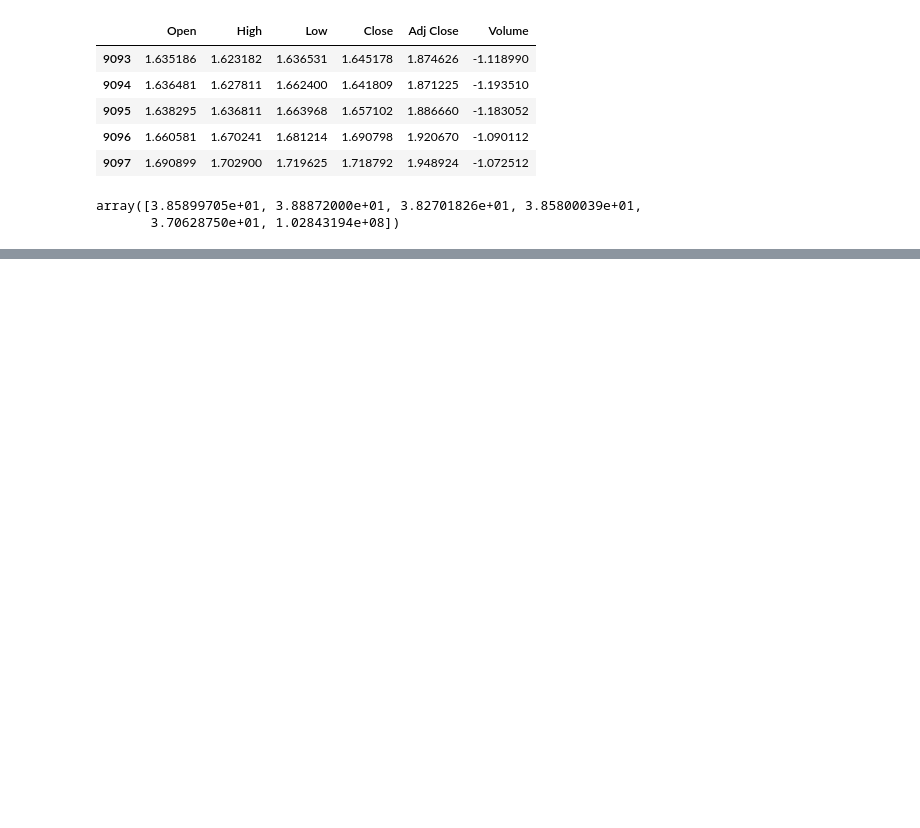
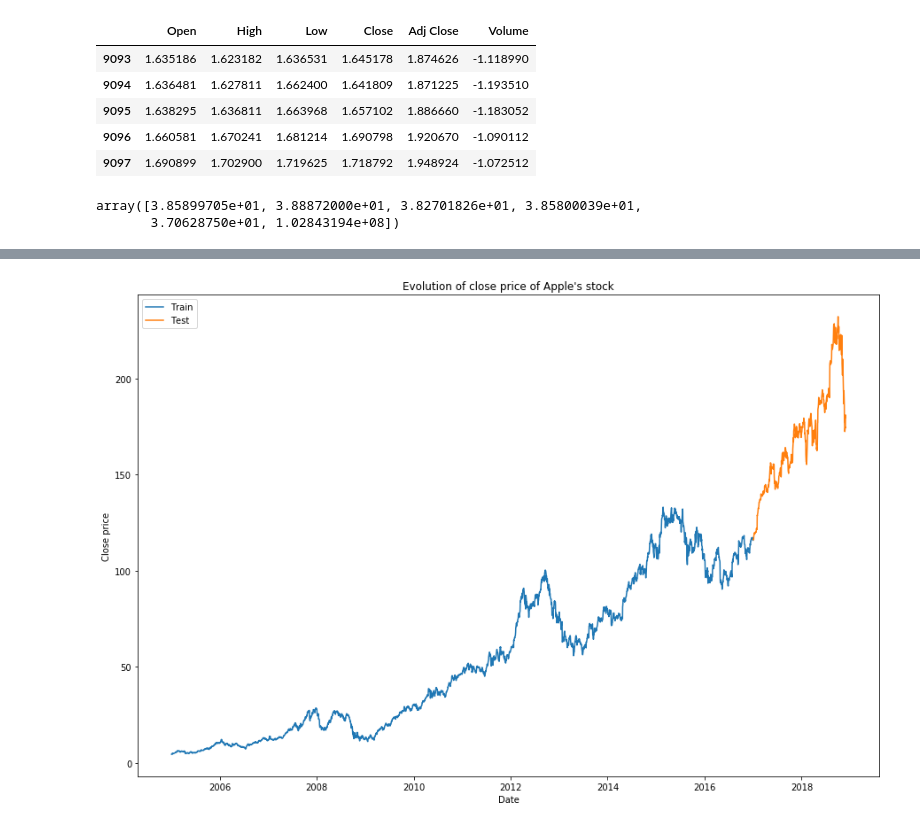
Before and after one commit to NicholasStern/final_project, a Jupyter notebook: price_prediction.ipynb, the cells around one changed output, grey strips where cells are left out. Saved outputs shown, nothing was run; the diff lists cells and outputs as text; code cells hidden in the pictures; blank space fills up the shorter version.

```diff
--- a/price_prediction.ipynb
+++ b/price_prediction.ipynb
@@ -184,0 +276,2 @@ print("{:.2f}% of correct results with threshold={} on train set.".format(is_cor
+# %%
+company_df.dropna(axis=0, inplace=True)
@@ -184,0 +298,6 @@ print("{:.2f}% of correct results with threshold={} on train set.".format(is_cor
+# %%
+company_df['tomorrow_mvt'] = company_df['tomorrow_mvt'].astype(int)
+# %%
+for c in company_df.columns:
+    if company_df.dtypes[c] == object:
+        company_df[c] = company_df[c].astype(float)
@@ -184,0 +324,18 @@ print("{:.2f}% of correct results with threshold={} on train set.".format(is_cor
+# %%
+train_data = company_df[(company_df.Date >= create_timestamp(2005)) & (company_df.Date < create_timestamp(2017))]
+test_data = company_df[company_df.Date >= create_timestamp(2017)]
+# %%
+def plot_data(plot_train=True):
+    plt.figure(figsize=(15, 10))
+    if plot_train:
+        plt.plot(train_data.Date, train_data.Close, label='Train', c='C0')
+    plt.plot(test_data.Date, test_data.Close, label='Test', c='C1')
+    plt.title("Evolution of close price of Apple's stock")
+    plt.ylabel("Close price")
+    plt.xlabel("Date")
+
+plot_data()
+plt.legend()
+plt.show()
+# %% [output]
+[figure, added]
```
Also changed, not shown: parts of 49 cells of this notebook, 3 other files.
